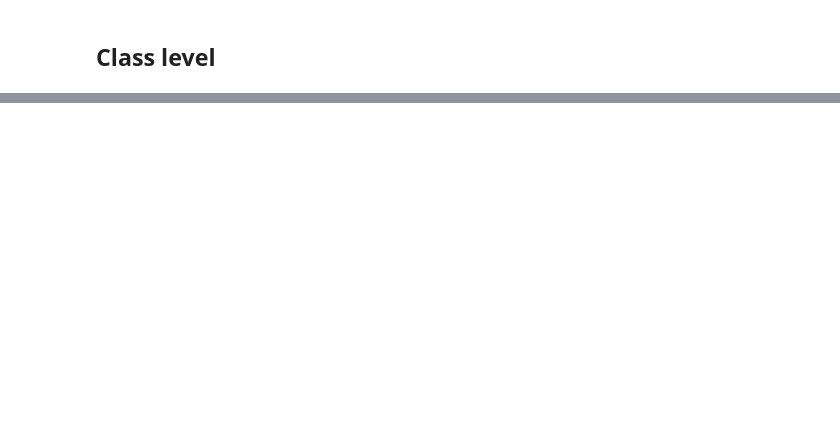
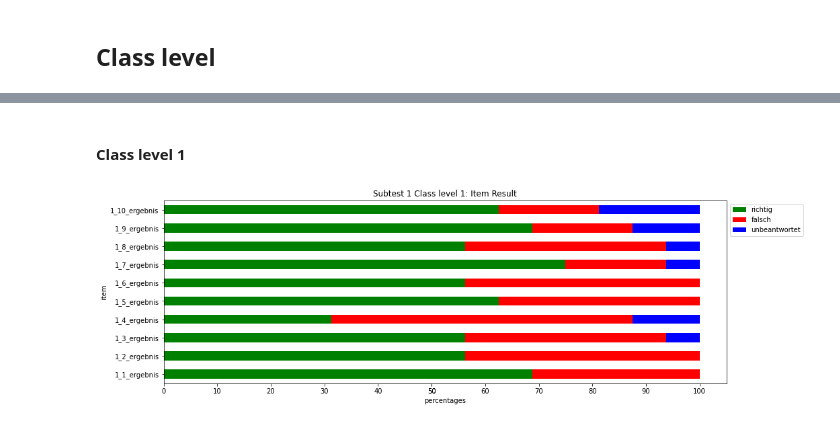
Before and after one commit to imkeines/tiria_data, a Jupyter notebook: Data_EDA.ipynb, the cells around one changed output, grey strips where cells are left out. Cells and saved outputs as stored; diff of their text form; code cells hidden in the pictures; blank space fills up the shorter version.

```diff
--- a/Data_EDA.ipynb
+++ b/Data_EDA.ipynb
@@ -439,5 +480,7 @@ Subtest 4, Correlation false & unanswered:  -0.549169154774668
 # %%
 # class level
 grouped = test1.groupby(test1.class_level)
+test1_level_1 = grouped.get_group(1)
+test1_level_2 = grouped.get_group(2)
 # %% [output]
 [interactive output not drawn]
@@ -487,0 +487,17 @@ level_2["subtest_result"].value_counts().plot(kind="bar")
+# %% [markdown]
+#### Class level 1
+# %%
+test1_level_1_frequencies_percentages = getFrequencies(test1_level_1)[0]
+
+plotFrequencies(
+    test1_level_1_frequencies_percentages,
+    15,
+    5,
+    "Subtest 1 Class level 1: Item Result",
+    legend=legend,
+    xlabel="percentages",
+    ylabel="item",
+    color=colors,
+)
+# %% [output]
+[figure, added]
```
Also changed, not shown: parts of 61 cells of this notebook.
